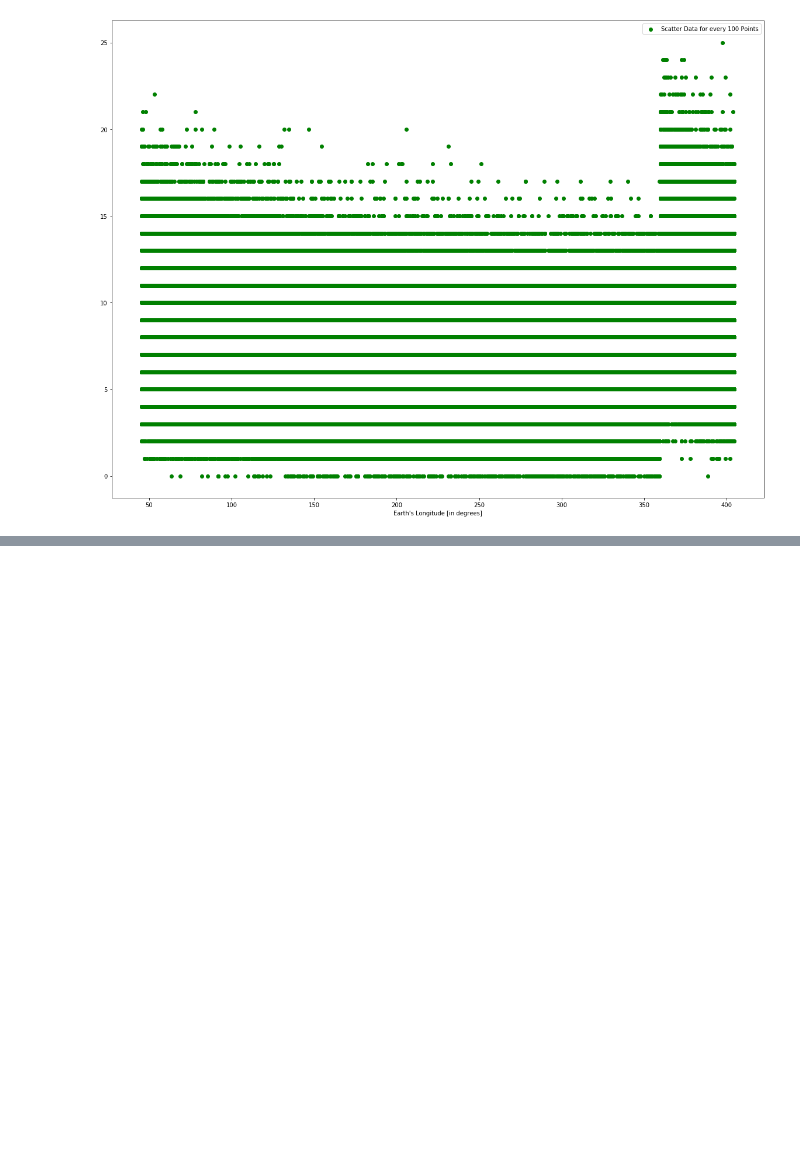
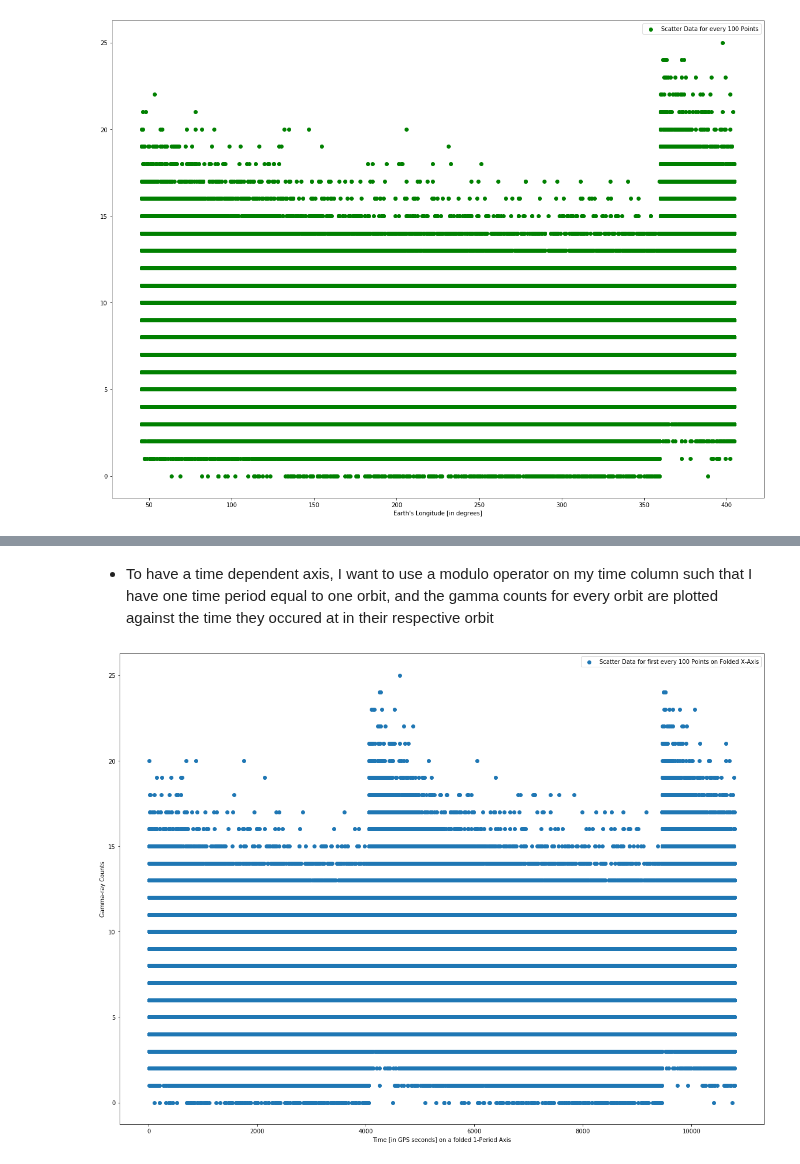
Before and after one commit to jbc1216/434-Portfolio, a Jupyter notebook: FinchCarr_Lab04.ipynb, the cells around one changed output, grey strips where cells are left out. Drawn from its saved outputs; the diff is of its cells as text; code cells hidden in the pictures; blank space fills up the shorter version.

```diff
--- a/FinchCarr_Lab04.ipynb
+++ b/FinchCarr_Lab04.ipynb
@@ -87,0 +88,16 @@ plt.colorbar(h[3], ax=ax)
+# %% [markdown]
+- To have a time dependent axis, I want to use a modulo operator on my time column such that I have one time period equal to one orbit, and the gamma counts for every orbit are plotted against the time they occured at in their respective orbit
+# %%
+# Define the data points for every 100 elements of 'data' array for the right columns
+timeGPSfold = data[0,::100] % (90*120)
+gamma = data[3,::100]
+
+fig, ax = plt.subplots(1,1)
+#plt.yscale('log')
+ax.scatter(timeGPSfold, gamma, label='Scatter Data for first every 100 Points on Folded X-Axis')
+ax.legend(loc='best')
+plt.xlabel('Time [in GPS seconds] on a folded 1-Period Axis')
+plt.ylabel('Gamma-ray Counts')
+plt.show()
+# %% [output]
+[figure, added]
```
Also changed, not shown: parts of 15 cells of this notebook, 1 other file.
